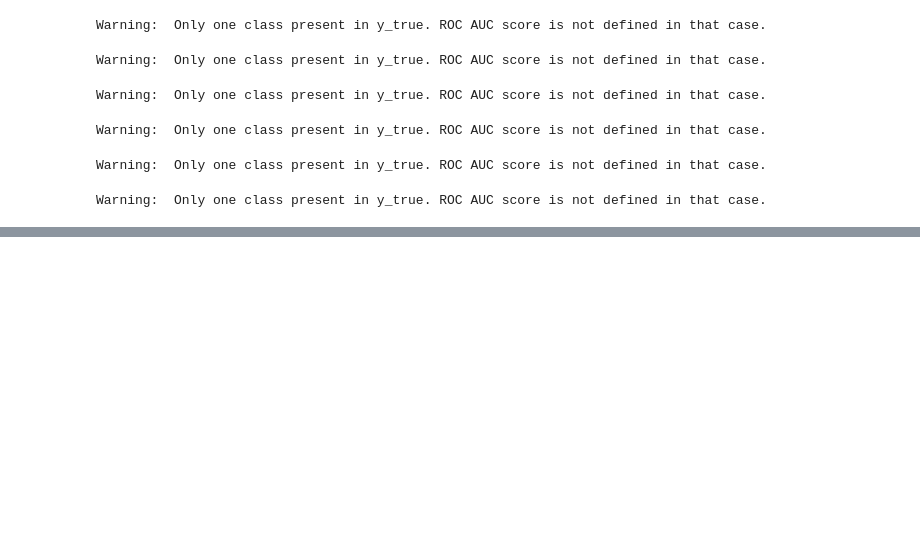
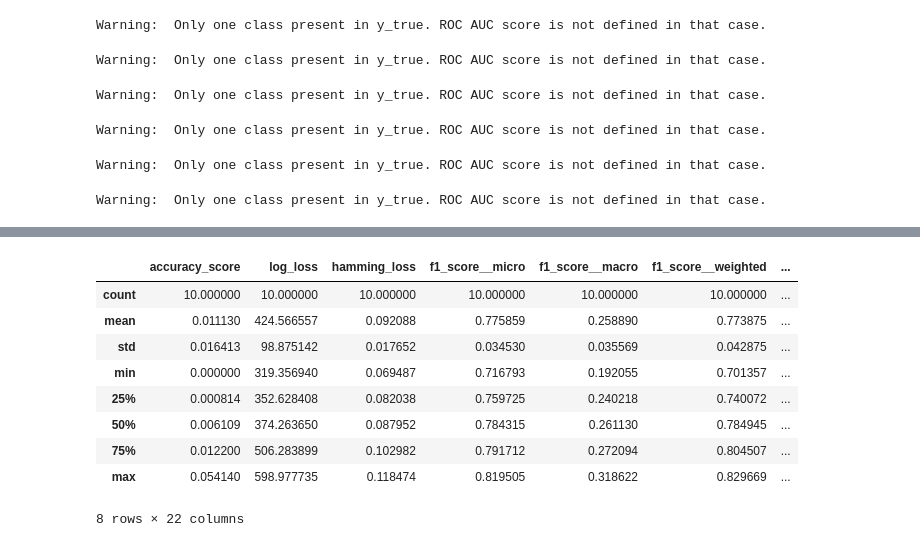
Before and after one commit to alpi314/mass_spectra, a Jupyter notebook: pipeline/s3_train.ipynb, the cells around one changed output, grey strips where cells are left out. Cells and saved outputs as stored; diff of their text form; code cells hidden in the pictures; blank space fills up the shorter version.

```diff
--- a/pipeline/s3_train.ipynb
+++ b/pipeline/s3_train.ipynb
@@ -172,0 +195,41 @@ metrics.results.describe()
+# %%
+hidden_inchi_keys = 10
+
+REPEATS = 1
+K = ceil(len(all_inchi_keys) / hidden_inchi_keys)
+metrics = Metrics(METRICS, METRIC_NAMES, REPEATS, K)
+
+for i in tqdm(range(REPEATS), desc="Repeats"):
+    # Reshuffle
+    shuffle(all_inchi_keys)
+
+    for end_i in tqdm(range(hidden_inchi_keys, len(all_inchi_keys), hidden_inchi_keys), desc="Fold", total=K):
+        start_i = end_i - hidden_inchi_keys
+        if end_i + hidden_inchi_keys > len(all_inchi_keys):
+            end_i = len(all_inchi_keys)
+
+        # train
+        test_inchi_keys = all_inchi_keys[start_i:end_i]
+        X_train, X_test, y_train, y_test = split_dataset(X, y, test_inchi_keys)
+
+        MODEL.fit(X_train, y_train)
+
+        # predict
+        y_pred = MODEL.predict(X_test)
+        y_prob = MODEL.predict_proba(X_test)
+
+        # store train data
+        model_training_data_path = f'{MODEL_OUTPUT_FOLDER}/unseen_inchi_keys_models/{start_i}_{end_i}.pkl'
+        with open(model_training_data_path, "wb") as f:
+            pickle.dump({
+                "model": MODEL,
+                "X_train": X_train,
+                "y_train": y_train,
+                "X_test": X_test,
+                "y_test": y_test,
+            }, f)
+
+        # evaluate
+        metrics.evaluate(y_test, y_prob, y_pred, model_training_data_path=model_training_data_path)
+
+metrics.store(f'{MODEL_OUTPUT_FOLDER}/unseen_inchi_keys_metrics.csv')
@@ -172,0 +247,13 @@ metrics.results.describe()
+# %%
+metrics.results.describe()
+# %% [output]
+|  | accuracy_score | log_loss | hamming_loss | f1_score__micro | f1_score__macro | f1_score__weighted | ... |
+| count | 10.000000 | 10.000000 | 10.000000 | 10.000000 | 10.000000 | 10.000000 | ... |
+| mean | 0.011130 | 424.566557 | 0.092088 | 0.775859 | 0.258890 | 0.773875 | ... |
+| std | 0.016413 | 98.875142 | 0.017652 | 0.034530 | 0.035569 | 0.042875 | ... |
+| min | 0.000000 | 319.356940 | 0.069487 | 0.716793 | 0.192055 | 0.701357 | ... |
+| 25% | 0.000814 | 352.628408 | 0.082038 | 0.759725 | 0.240218 | 0.740072 | ... |
+| 50% | 0.006109 | 374.263650 | 0.087952 | 0.784315 | 0.261130 | 0.784945 | ... |
+| 75% | 0.012200 | 506.283899 | 0.102982 | 0.791712 | 0.272094 | 0.804507 | ... |
+| max | 0.054140 | 598.977735 | 0.118474 | 0.819505 | 0.318622 | 0.829669 | ... |
+8 rows × 22 columns
```
Also changed, not shown: parts of 9 cells of this notebook, 3 other files.
